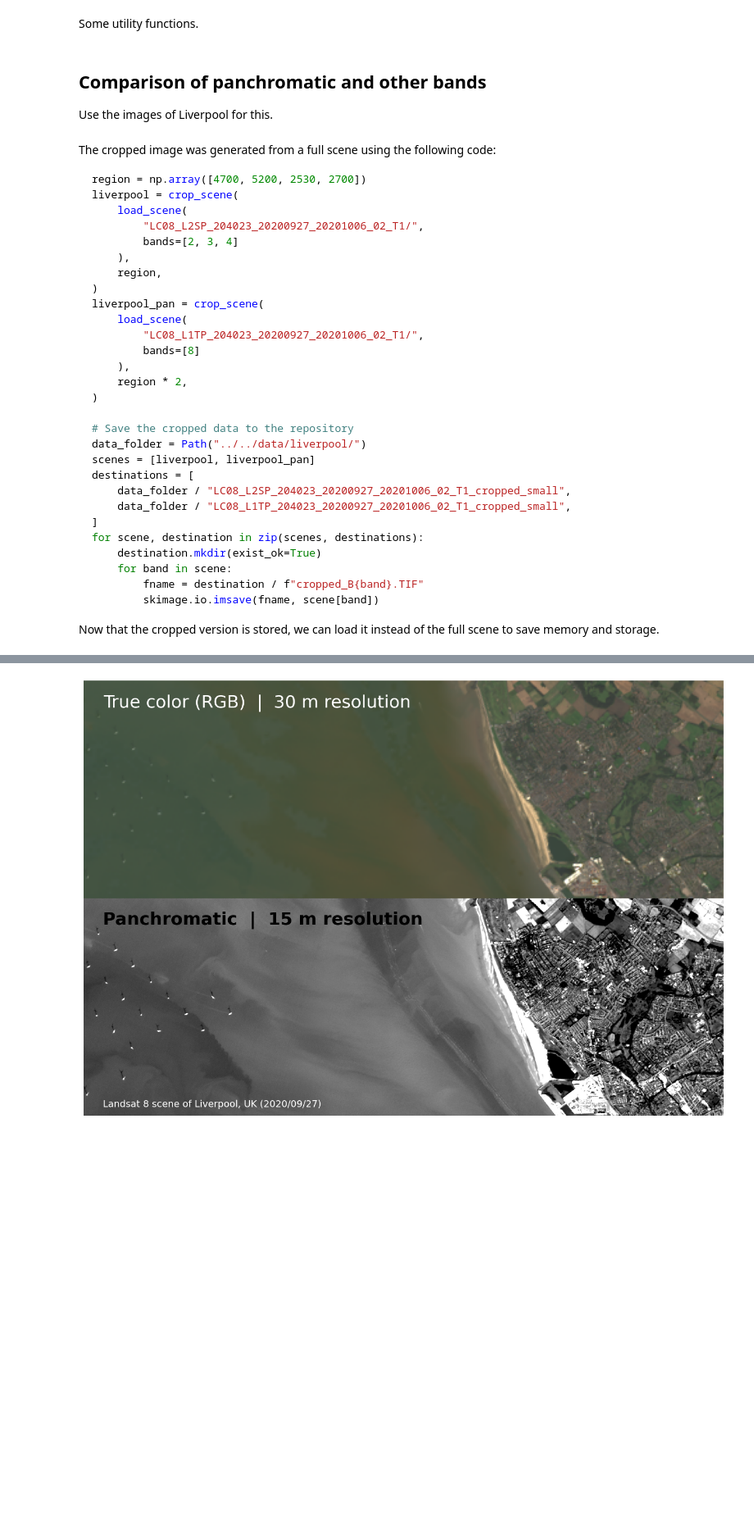
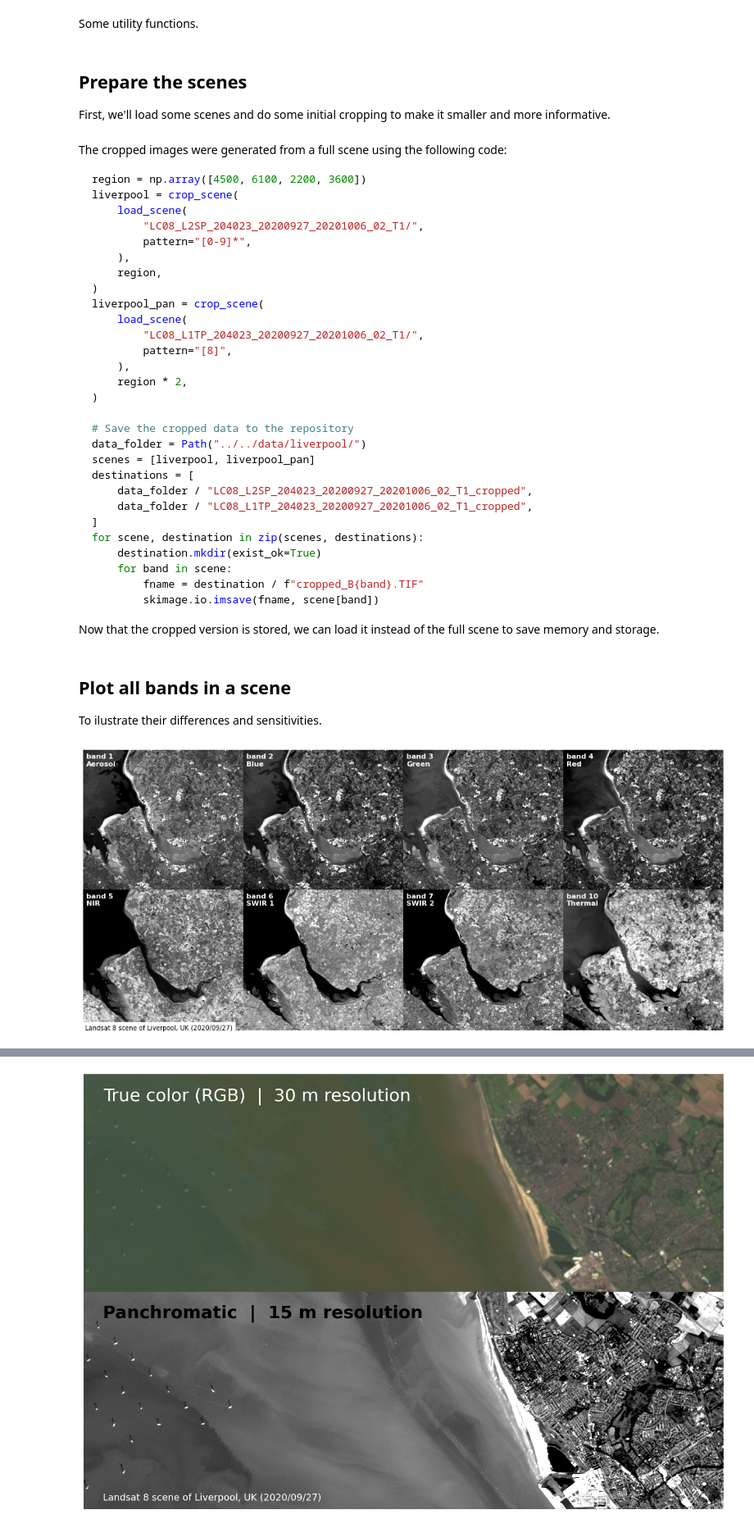
Before and after one commit to leouieda/remote-sensing, a Jupyter notebook: lectures/2-optical/lecture2-figures.ipynb, the cells around one changed output, grey strips where cells are left out. Shown at 82% size. Drawn from its saved outputs; the diff is of its cells as text; code cells hidden in the pictures; blank space fills up the shorter version.

Commit message:
Make a figure with all bands from a scene

````diff
--- a/lectures/2-optical/lecture2-figures.ipynb
+++ b/lectures/2-optical/lecture2-figures.ipynb
@@ -11,12 +11,11 @@ import matplotlib.pyplot as plt
 # %% [markdown]
 Some utility functions.
 # %%
-def load_scene(folder, bands):
+def load_scene(folder, pattern):
     """
     Read the images from a folder and returm them in a dictionary.
     """
-    band_regex = f"[{','.join(str(i) for i in bands)}]"
-    files = list(Path(folder).glob(f"*_B{band_regex}.TIF"))
+    files = list(Path(folder).glob(f"*_B{pattern}.TIF"))
     assert files
     scene = dict()
     for fname in files:
@@ -34,26 +33,26 @@ def crop_scene(scene, region):
     for band in scene:
         cropped[band] = scene[band][s:n, w:e]
     return cropped
-# %% [markdown]
-## Comparison of panchromatic and other bands
-
-Use the images of Liverpool for this.
+# %% [markdown]
+## Prepare the scenes
+
+First, we'll load some scenes and do some initial cropping to make it smaller and more informative.
 # %% [markdown]
-The cropped image was generated from a full scene using the following code:
+The cropped images were generated from a full scene using the following code:
 
 ```python
-region = np.array([4700, 5200, 2530, 2700])
+region = np.array([4500, 6100, 2200, 3600])
 liverpool = crop_scene(
     load_scene(
         "LC08_L2SP_204023_20200927_20201006_02_T1/",
-        bands=[2, 3, 4]
+        pattern="[0-9]*",
     ),
     region,
 )
 liverpool_pan = crop_scene(
     load_scene(
         "LC08_L1TP_204023_20200927_20201006_02_T1/",
-        bands=[8]
+        pattern="[8]",
     ),
     region * 2,
 )
@@ -62,8 +61,8 @@ liverpool_pan = crop_scene(
 data_folder = Path("../../data/liverpool/")
 scenes = [liverpool, liverpool_pan]
 destinations = [
-    data_folder / "LC08_L2SP_204023_20200927_20201006_02_T1_cropped_small",
-    data_folder / "LC08_L1TP_204023_20200927_20201006_02_T1_cropped_small",
+    data_folder / "LC08_L2SP_204023_20200927_20201006_02_T1_cropped",
+    data_folder / "LC08_L1TP_204023_20200927_20201006_02_T1_cropped",
 ]
 for scene, destination in zip(scenes, destinations):
     destination.mkdir(exist_ok=True)
@@ -75,10 +74,50 @@ for scene, destination in zip(scenes, destinations):
 Now that the cropped version is stored, we can load it instead of the full scene to save memory and storage.
 # %%
 liverpool = load_scene(
-        Path("../../data/liverpool/LC08_L2SP_204023_20200927_20201006_02_T1_cropped_small/"),
-        bands=[2, 3, 4]
+    Path("../../data/liverpool/LC08_L2SP_204023_20200927_20201006_02_T1_cropped/"),
+    pattern="[0-9]*",
 )
 liverpool_pan = load_scene(
-        Path("../../data/liverpool/LC08_L1TP_204023_20200927_20201006_02_T1_cropped_small/"),
-        bands=[8]
+    Path("../../data/liverpool/LC08_L1TP_204023_20200927_20201006_02_T1_cropped/"),
+    pattern="[8]",
 )
+# %% [markdown]
+## Plot all bands in a scene
+
+To ilustrate their differences and sensitivities.
+# %%
+fig, axes = plt.subplots(2, 4, figsize=(14, 6.15))
+band_names = {
+    1: "Aerosol",
+    2: "Blue",
+    3: "Green",
+    4: "Red",
+    5: "NIR",
+    6: "SWIR 1",
+    7: "SWIR 2",
+    10: "Thermal",
+}
+for ax, band in zip(axes.ravel(), [1, 2, 3, 4, 5, 6, 7, 10]):
+    vmin, vmax = np.percentile(liverpool[band], (2, 98))
+    ax.imshow(liverpool[band], cmap="gray", vmin=vmin, vmax=vmax)
+    ax.axis("off")
+    ax.text(
+        30, 30,
+        f"band {band}\n{band_names[band]}",
+        color="white",
+        fontweight="bold",
+        fontsize=11,
+        verticalalignment="top",
+    )
+fig.text(0, 0,
+    " Landsat 8 scene of Liverpool, UK (2020/09/27)",
+    color="black",
+    fontweight="normal",
+    fontsize=10,
+    verticalalignment="bottom",
+    backgroundcolor="white",
+)
+plt.tight_layout(pad=0, w_pad=0, h_pad=0)
+plt.savefig("../images/landsat8-bands-liverpool.svg", bbox_inches="tight", pad_inches=0)
+# %% [output]
+[figure, added]
````
Also changed, not shown: parts of 4 cells of this notebook, 17 other files.
